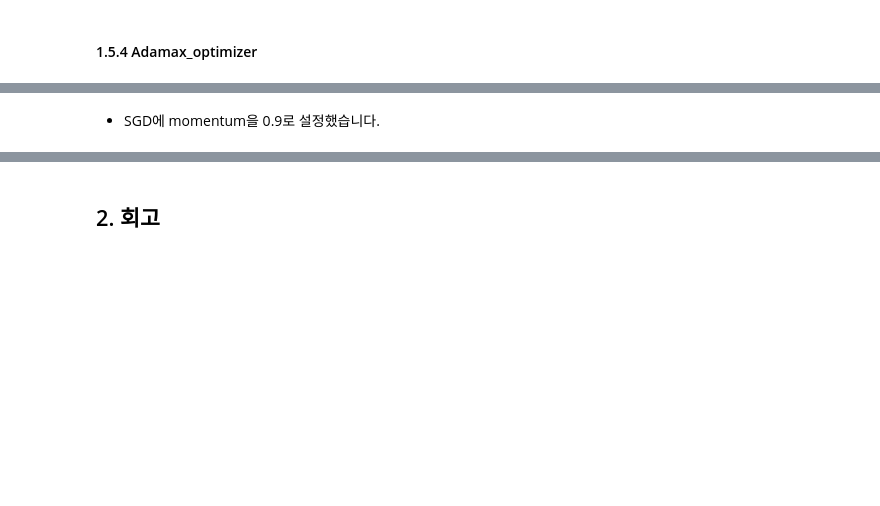
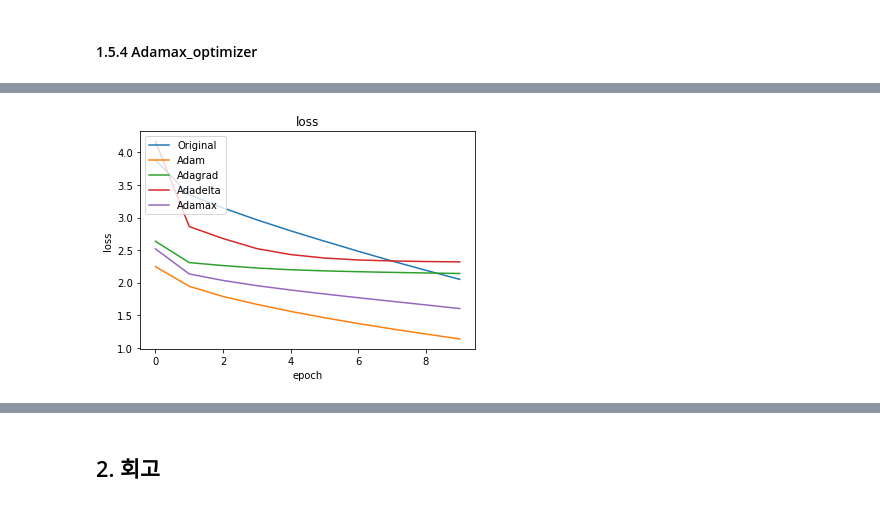
Before and after one commit to Chae0220/AI_Study, a Jupyter notebook: [E06]Lyrics_model.ipynb, the cells around one changed output, grey strips where cells are left out. Saved outputs shown, nothing was run; the diff lists cells and outputs as text; code cells hidden in the pictures; blank space fills up the shorter version.

```diff
--- a/[E06]Lyrics_model.ipynb
+++ b/[E06]Lyrics_model.ipynb
@@ -745,2 +691,0 @@ generate_text(Ftrl_model, tokenizer, init_sentence="<start> i hate", max_len=27)
-# %% [markdown]
-- SGD에 momentum을 0.9로 설정했습니다.
@@ -771,3 +692,16 @@ generate_text(SGD_model, tokenizer, init_sentence="<start> i hate", max_len=20)
+# %%
+plt.plot(history.history['loss'])
+plt.plot(Adam_history.history['loss'])
+plt.plot(Adagrad_history.history['loss'])
+plt.plot(Adadelta_history.history['loss'])
+plt.plot(Adamax_history.history['loss'])
+plt.title('loss')
+plt.ylabel('loss')
+plt.xlabel('epoch')
+plt.legend(['Original', 'Adam', 'Adagrad', 'Adadelta', 'Adamax'], loc='upper left')
+plt.show()
+# %% [output]
+[figure, added]
 # %%
 plt.plot(history.history['val_loss'])
 plt.plot(Adam_history.history['val_loss'])
```
Also changed, not shown: parts of 32 cells of this notebook.
